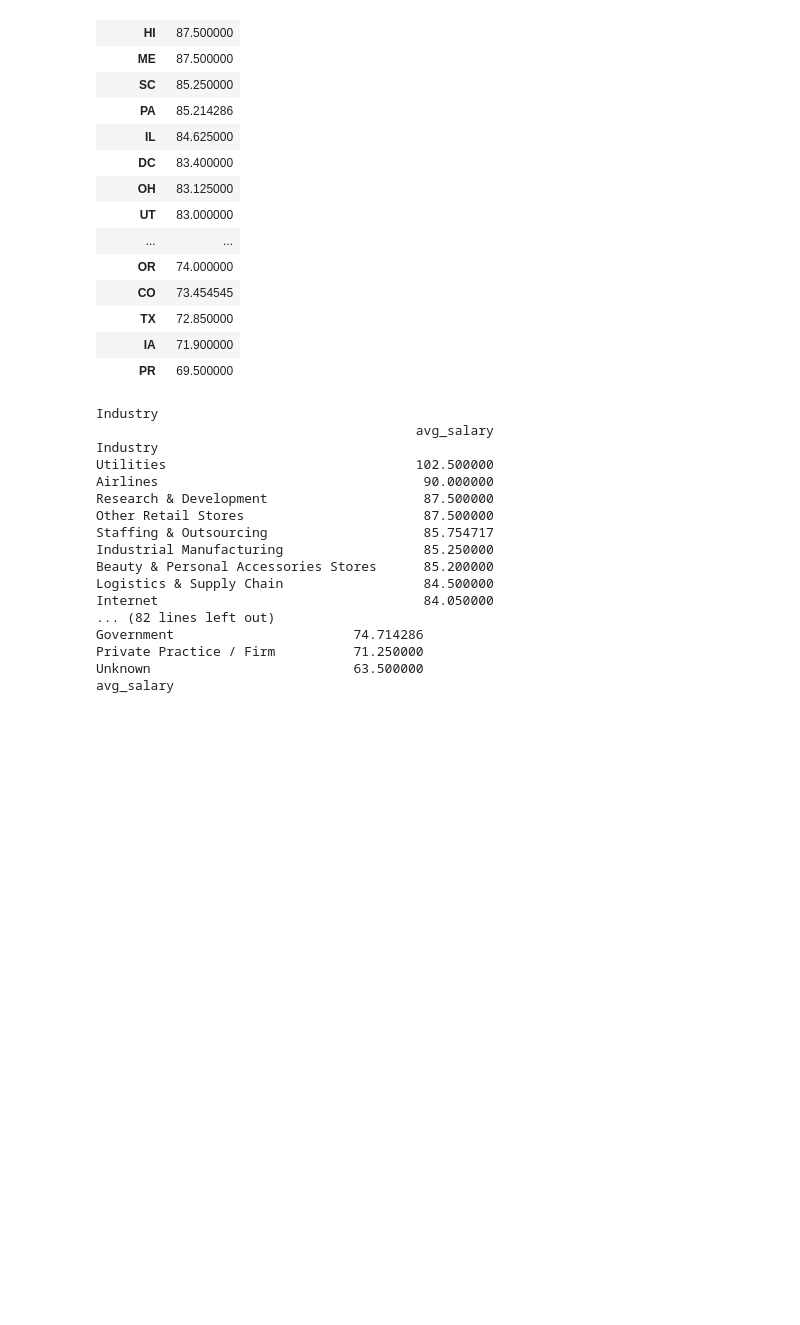
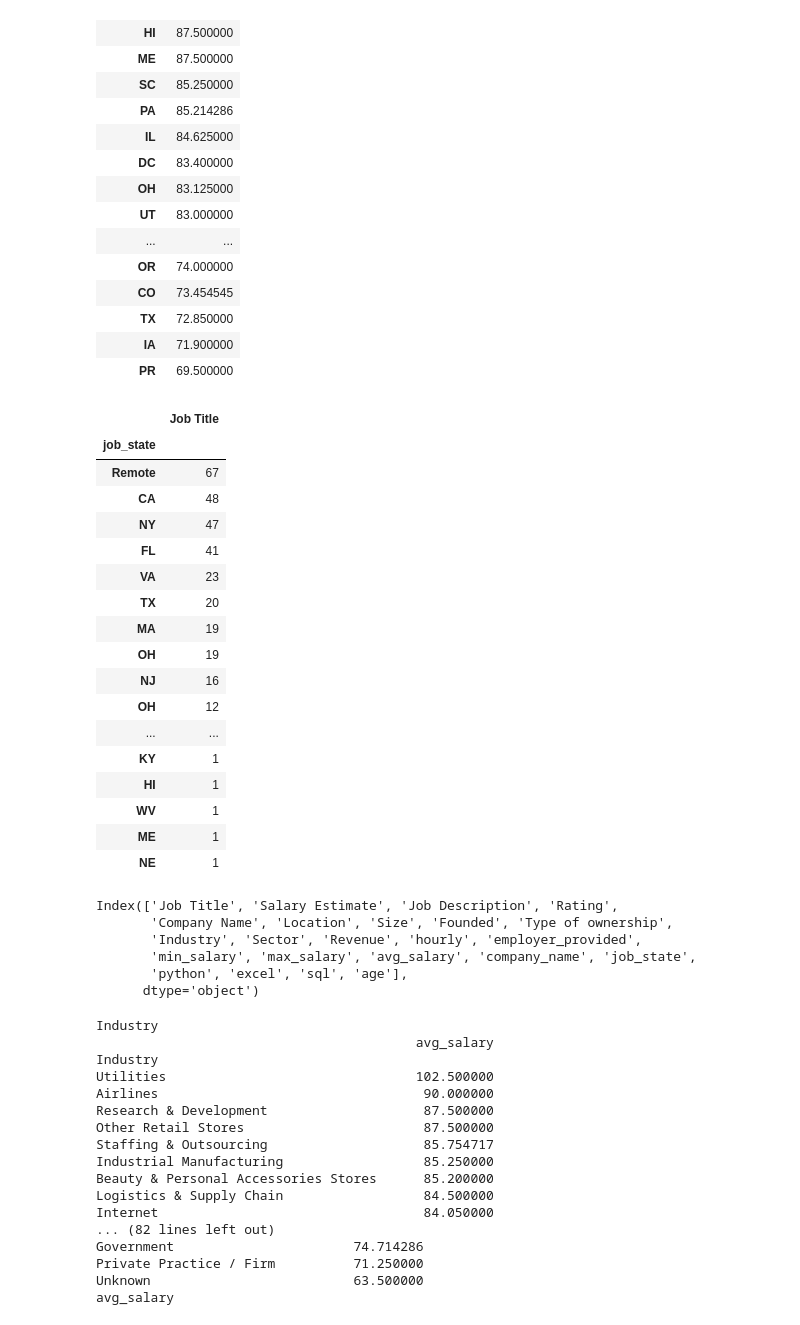
Before and after one commit to jordancassalata/da_salary_proj, a Jupyter notebook: exploratory_data_analysis.ipynb, the cells around one changed output. Saved outputs shown, nothing was run; the diff lists cells and outputs as text; code cells hidden in the pictures; blank space fills up the shorter version.

Commit message:
added table for jobs per state

```diff
--- a/exploratory_data_analysis.ipynb
+++ b/exploratory_data_analysis.ipynb
@@ -68,6 +68,36 @@ pd.pivot_table(df2, index= 'job_state', values= "avg_salary").sort_values('avg_s
 | TX | 72.850000 |
 | IA | 71.900000 |
 | PR | 69.500000 |
+# %%
+pd.pivot_table(df2, index= 'job_state', values = 'Job Title', aggfunc= 'count').sort_values('Job Title', ascending= False)
+# %% [output]
+|  | Job Title |
+| job_state |  |
+| Remote | 67 |
+| CA | 48 |
+| NY | 47 |
+| FL | 41 |
+| VA | 23 |
+| TX | 20 |
+| MA | 19 |
+| OH | 19 |
+| NJ | 16 |
+| OH | 12 |
+| ... | ... |
+| KY | 1 |
+| HI | 1 |
+| WV | 1 |
+| ME | 1 |
+| NE | 1 |
+# %%
+df2.columns
+# %% [output]
+Index(['Job Title', 'Salary Estimate', 'Job Description', 'Rating',
+       'Company Name', 'Location', 'Size', 'Founded', 'Type of ownership',
+       'Industry', 'Sector', 'Revenue', 'hourly', 'employer_provided',
+       'min_salary', 'max_salary', 'avg_salary', 'company_name', 'job_state',
+       'python', 'excel', 'sql', 'age'],
+      dtype='object')
 # %%
 df2_pivots = df2[['Industry', 'Sector', 'Revenue', 'excel', 'python', 'Type of ownership', 'avg_salary']]
 # %%
```
